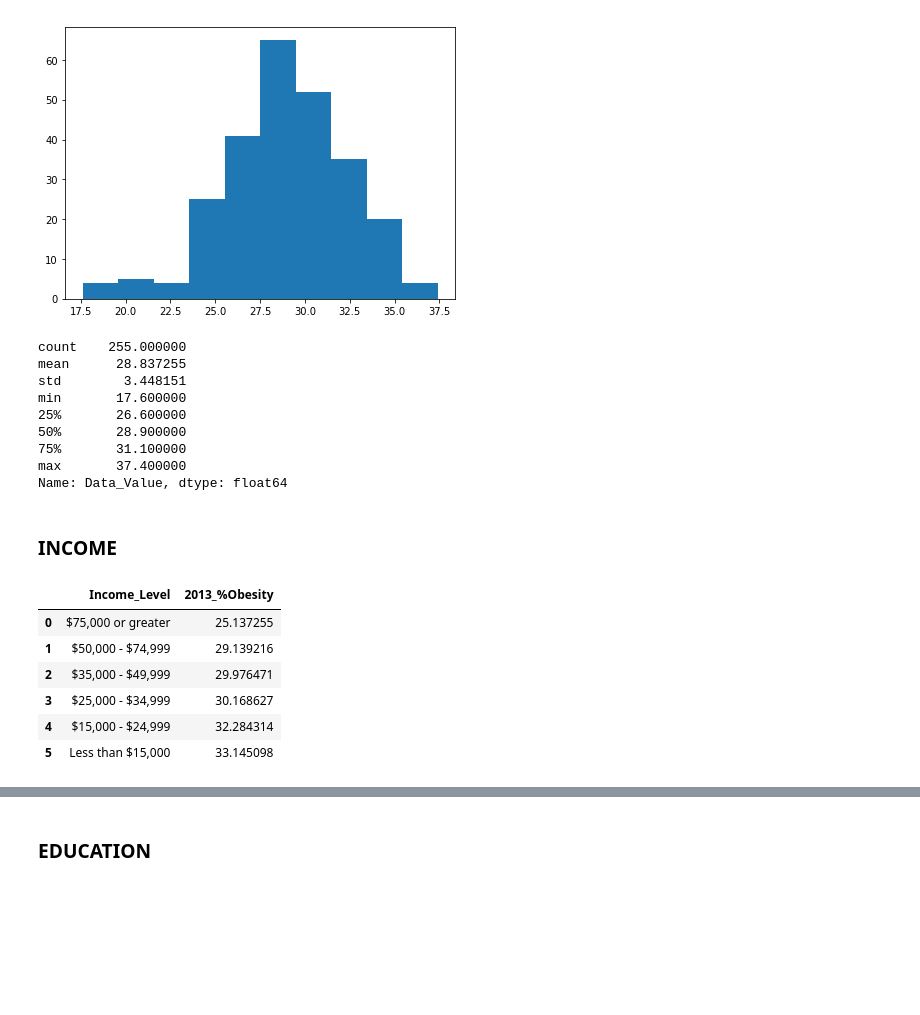
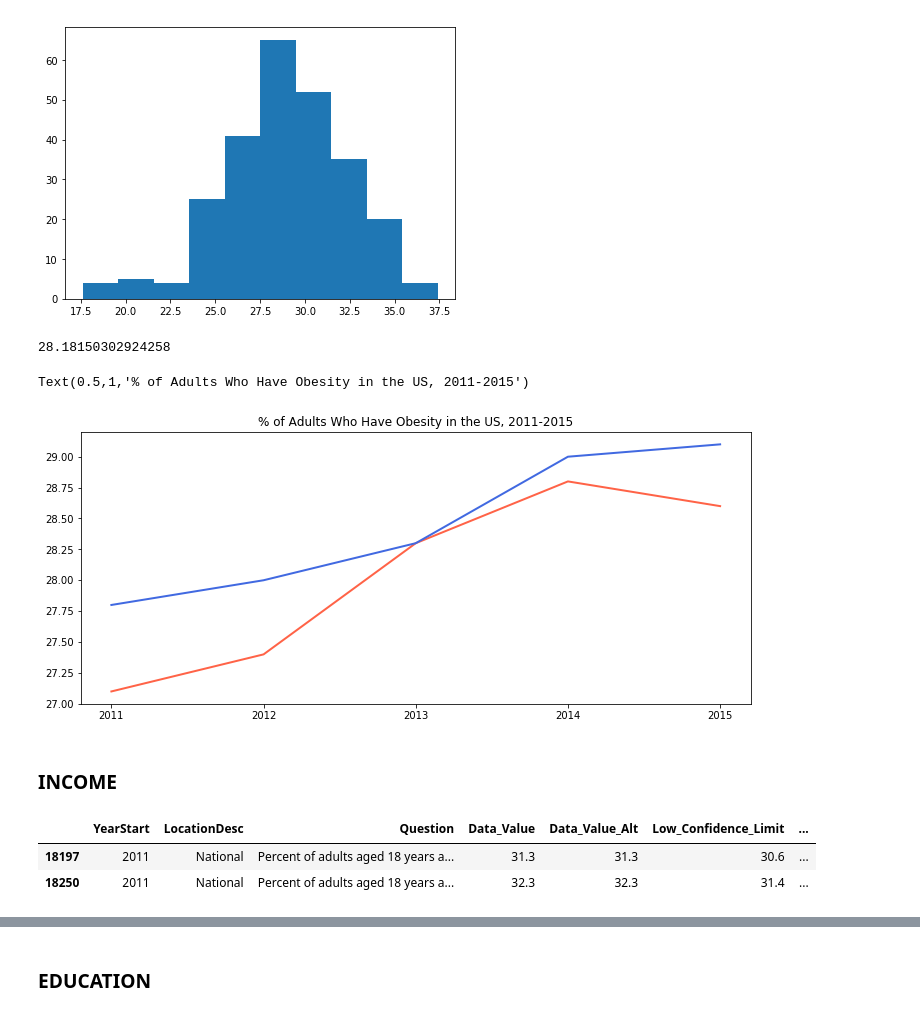
Before and after one commit to jiexiqu/obesityintheus, a Jupyter notebook: explore_eda_obesity.ipynb, the cells around one changed output, grey strips where cells are left out. Cells and saved outputs as stored; diff of their text form; code cells hidden in the pictures; blank space fills up the shorter version.

```diff
--- a/explore_eda_obesity.ipynb
+++ b/explore_eda_obesity.ipynb
@@ -312,38 +338,41 @@ ax.hist(male_obesity)
         35.42, 37.4 ]),
  <a list of 10 Patch objects>)
 [figure]
-# %%
-us_gender_male['Data_Value'].describe()
-# %% [output]
-count    255.000000
-mean      28.837255
-std        3.448151
-min       17.600000
-25%       26.600000
-50%       28.900000
-75%       31.100000
-max       37.400000
-Name: Data_Value, dtype: float64
+# %%
+#finding the national weighted %obesity mean based on male & female
+(((n_female_fiveyr['Sample_Size']*n_female_fiveyr['Data_Value']).sum()
+  + (n_male_fiveyr['Sample_Size']*n_male_fiveyr['Data_Value']).sum())
+ /(n_female_fiveyr['Sample_Size'].sum() + n_male_fiveyr['Sample_Size'].sum()))
+
+#this weighted national mean for 5 years is relatively similar to the mean calculated from using the "National" filter
+#mean from "National" filter = 28.2
+# %% [output]
+28.18150302924258
+# %%
+fig, ax = plt.subplots(figsize = (12, 5))
+x = n_female_fiveyr['Data_Value'].index.values
+y_f = n_female_fiveyr['Data_Value'].values
+y_m = n_male_fiveyr['Data_Value'].values
+ax.plot(x, y_f, linewidth=2, color='tomato')
+ax.plot(x, y_m, linewidth=2, color='royalblue')
+
+ax.set_xticks(x)
+ax.set_title('% of Adults Who Have Obesity in the US, 2011-2015')
+# %% [output]
+Text(0.5,1,'% of Adults Who Have Obesity in the US, 2011-2015')
+[figure, added]
 # %% [markdown]
 ### INCOME
 # %%
-us_obesity_income = us_data[(us_data['StratificationCategory1'] == 'Income') & (us_data['Question'] == q)
+income_states = us_data[(us_data['StratificationCategory1'] == 'Income') & (us_data['Question'] == q[0])
                             & ~(us_data['LocationDesc']=='National')&~(us_data['LocationDesc']=='Guam')
                             &~(us_data['LocationDesc']=='Puerto Rico')]
-us_obesity_income = us_obesity_income.reset_index(drop = True)
+income_states = income_states.reset_index(drop = True)
+
+income_national = us_data[(us_data['StratificationCategory1'] == 'Income') & (us_data['Question'] == q[0])
+                            & (us_data['LocationDesc']=='National')]
+income_national.head(2)
+# %% [output]
+|  | YearStart | LocationDesc | Question | Data_Value | Data_Value_Alt | Low_Confidence_Limit | ... |
+| 18197 | 2011 | National | Percent of adults aged 18 years a... | 31.3 | 31.3 | 30.6 | ... |
+| 18250 | 2011 | National | Percent of adults aged 18 years a... | 32.3 | 32.3 | 31.4 | ... |
-# %%
-obesity_income_2013 = us_obesity_income[us_obesity_income['YearStart']==2013]
-obesity_income_2013 = obesity_income_2013[['YearStart','LocationDesc','Data_Value','Stratification1']]
-obesity_income_2013 = obesity_income_2013[~(obesity_income_2013['Stratification1']=='Data not reported')]
-# us_obesity_income_2011.reset_index(drop = True)
-obesity_income_2013_g = obesity_income_2013.groupby(by='Stratification1')['Data_Value'].mean().sort_values()
-obesity_income_2013_g = obesity_income_2013_g.reset_index()
-obesity_income_2013_g.rename(columns={"Stratification1": "Income_Level", "Data_Value": "2013_%Obesity"})
-# %% [output]
-|  | Income_Level | 2013_%Obesity |
-| 0 | $75,000 or greater | 25.137255 |
-| 1 | $50,000 - $74,999 | 29.139216 |
-| 2 | $35,000 - $49,999 | 29.976471 |
-| 3 | $25,000 - $34,999 | 30.168627 |
-| 4 | $15,000 - $24,999 | 32.284314 |
-| 5 | Less than $15,000 | 33.145098 |
```
Also changed, not shown: parts of 70 cells of this notebook.
